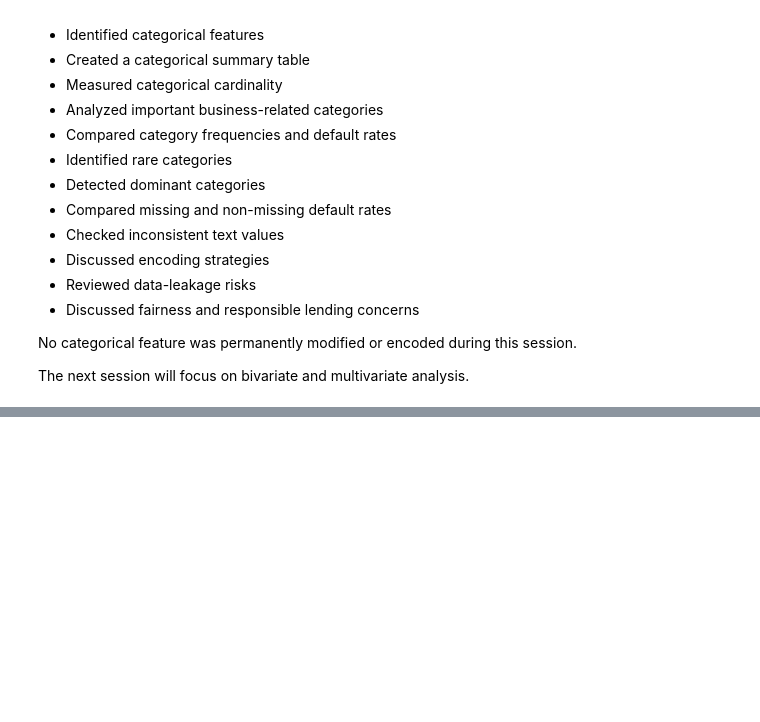
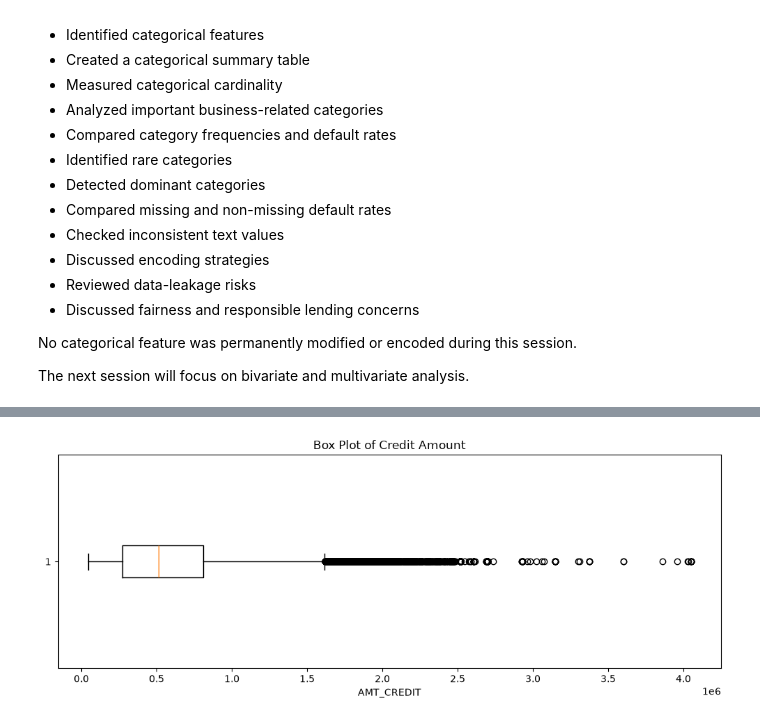
Before and after one commit to Abhilash0079/MachineLearningProjects, a Jupyter notebook: Loan_Default_Risk_Prediction/notebooks/01_EDA.ipynb, the cells around one changed output, grey strips where cells are left out. Saved outputs shown, nothing was run; the diff lists cells and outputs as text; code cells hidden in the pictures; blank space fills up the shorter version.

```diff
--- a/Loan_Default_Risk_Prediction/notebooks/01_EDA.ipynb
+++ b/Loan_Default_Risk_Prediction/notebooks/01_EDA.ipynb
@@ -3986,0 +4549,8 @@ The next session will focus on bivariate and multivariate analysis.
+# %%
+plot_feature_boxplot(
+    data=outlier_df,
+    feature="AMT_CREDIT",
+    title="Box Plot of Credit Amount",
+)
+# %% [output]
+[figure, added]
```
Also changed, not shown: parts of 75 cells of this notebook.
